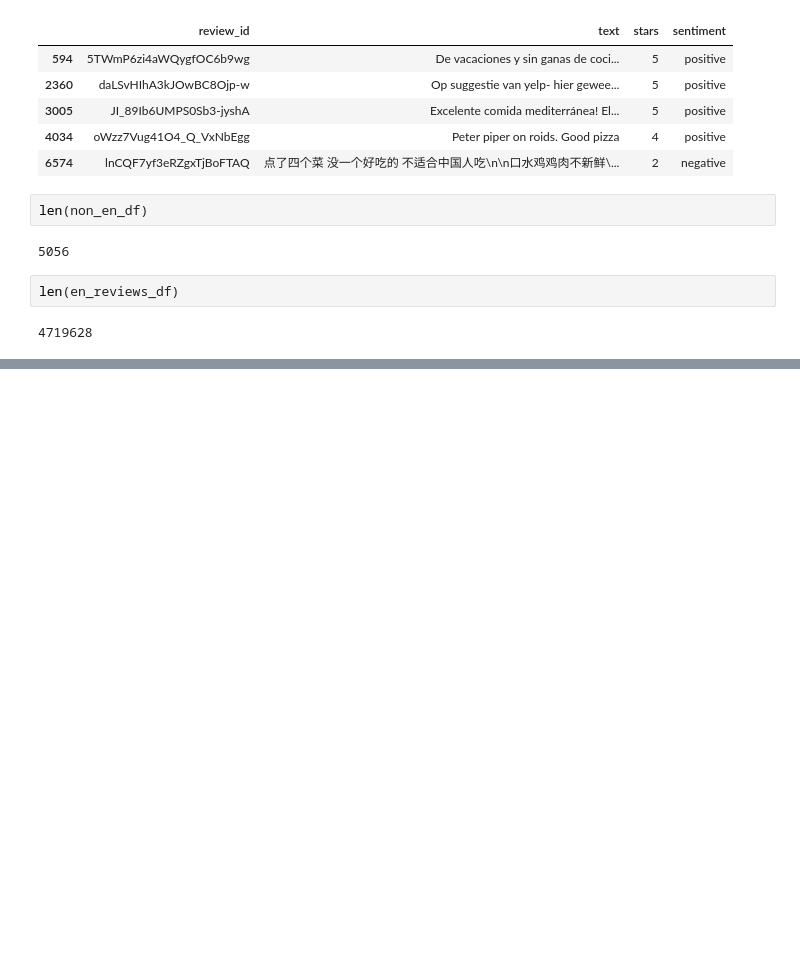
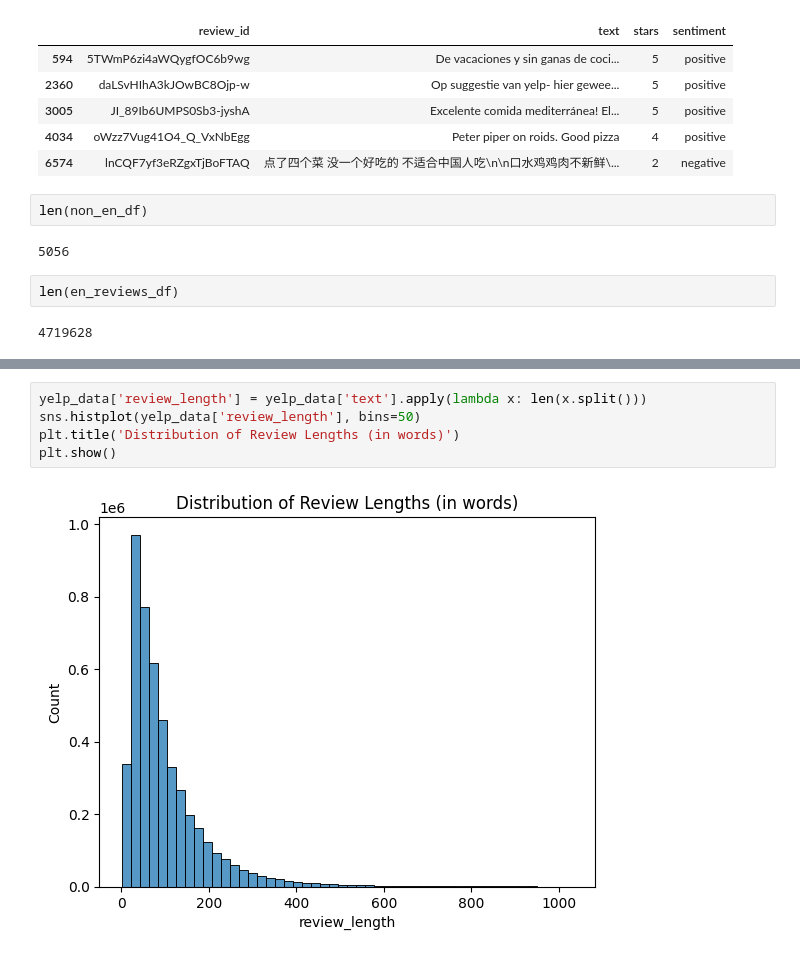
Before and after one commit to GbemisolaAyejuni/CIND820-Big-Data-Analytics-Project, a Jupyter notebook: Preprocessing.ipynb, the cells around one changed output, grey strips where cells are left out. Saved outputs shown, nothing was run; the diff lists cells and outputs as text; blank space fills up the shorter version.

```diff
--- a/Preprocessing.ipynb
+++ b/Preprocessing.ipynb
@@ -101,0 +133,7 @@ en_reviews_df.to_csv('en_reviews.csv', index=False)
+# %%
+yelp_data['review_length'] = yelp_data['text'].apply(lambda x: len(x.split()))
+sns.histplot(yelp_data['review_length'], bins=50)
+plt.title('Distribution of Review Lengths (in words)')
+plt.show()
+# %% [output]
+[figure, added]
```
Also changed, not shown: parts of 6 cells of this notebook.
